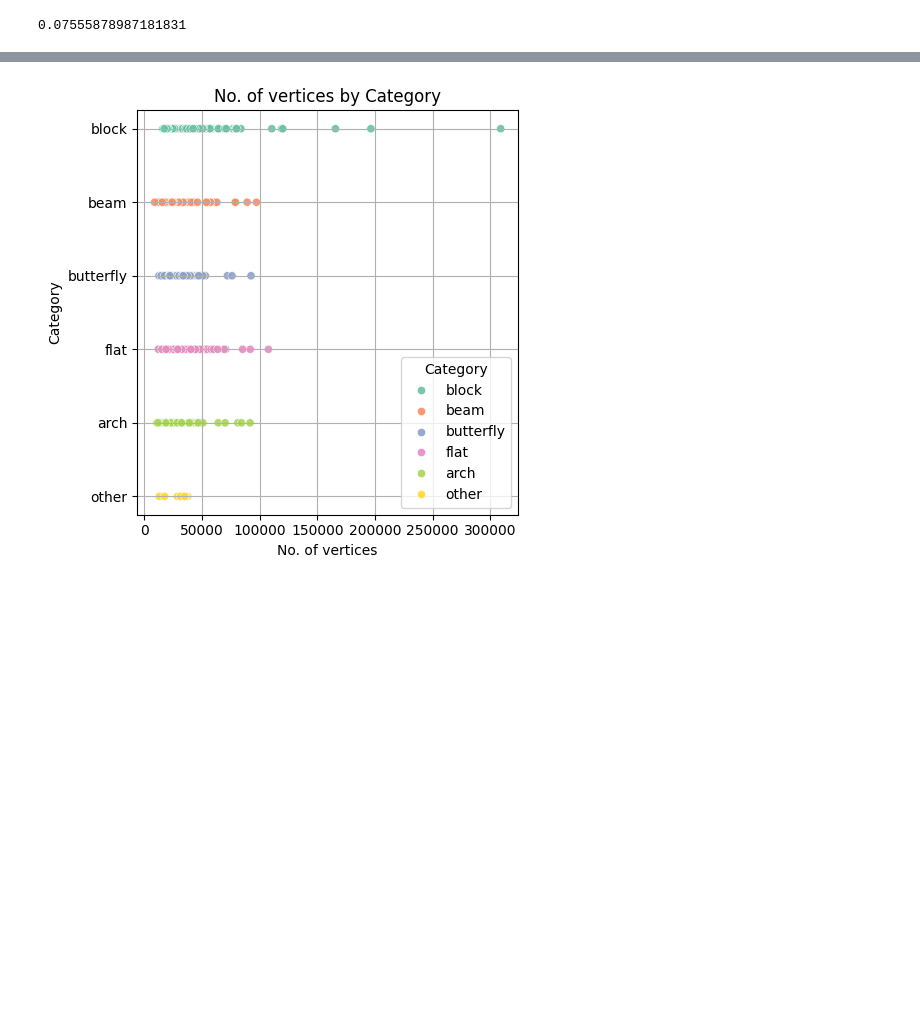
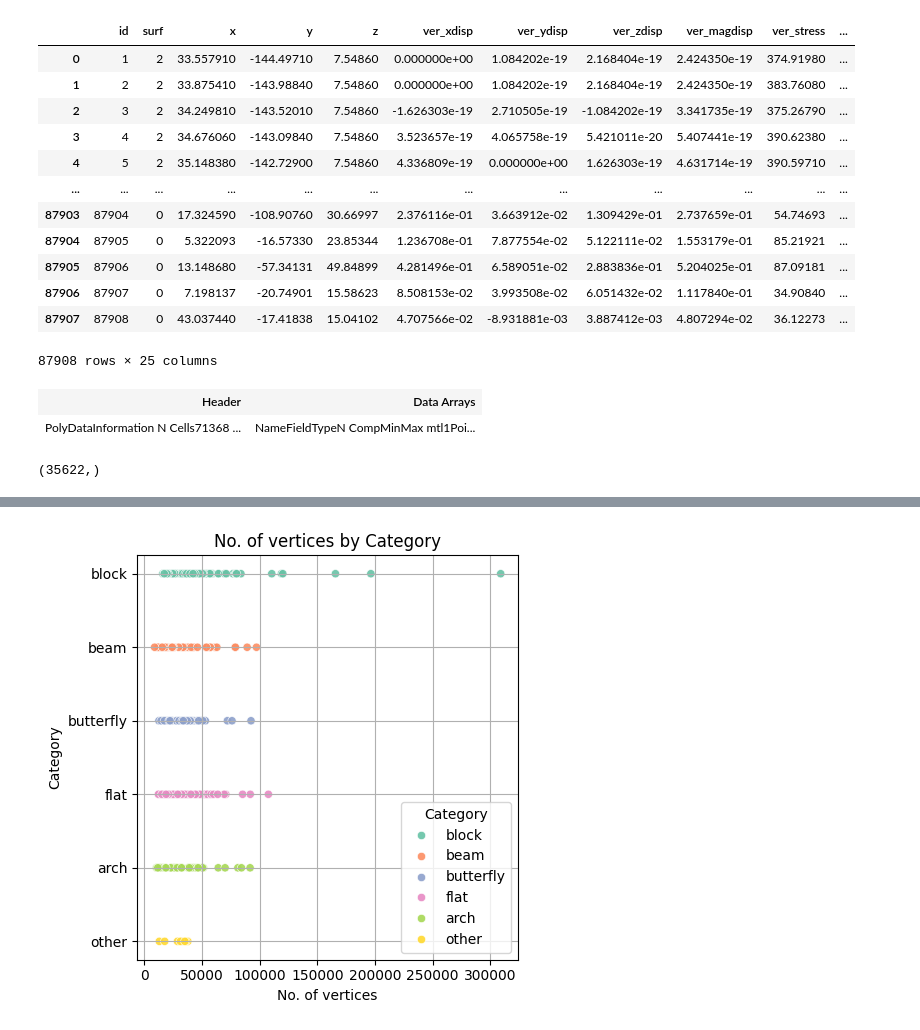
Before and after one commit to mishramlan/JEB-structural-simulation, a Jupyter notebook: Notebooks/Data_Analysis/mesh_analysis.ipynb, the cells around one changed output, grey strips where cells are left out. Cells and saved outputs as stored; diff of their text form; code cells hidden in the pictures; blank space fills up the shorter version.

```diff
--- a/Notebooks/Data_Analysis/mesh_analysis.ipynb
+++ b/Notebooks/Data_Analysis/mesh_analysis.ipynb
@@ -10,2 +10,20 @@ mesh = pv.read("/Users/User/Documents/Project_JEB/JEB_Data/SimJEB_volmesh_(vtk)/
+# %%
+sim_data = pd.read_csv('/Users/User/Documents/Project_JEB/JEB_Data/SimJEB_simresults_.csv._firsthalf/SimJEB_simresults_(csv)_firsthalf/4field.csv')
+# %%
+sim_data
+# %% [output]
+|  | id | surf | x | y | z | ver_xdisp | ver_ydisp | ver_zdisp | ver_magdisp | ver_stress | ... |
+| 0 | 1 | 2 | 33.557910 | -144.49710 | 7.54860 | 0.000000e+00 | 1.084202e-19 | 2.168404e-19 | 2.424350e-19 | 374.91980 | ... |
+| 1 | 2 | 2 | 33.875410 | -143.98840 | 7.54860 | 0.000000e+00 | 1.084202e-19 | 2.168404e-19 | 2.424350e-19 | 383.76080 | ... |
+| 2 | 3 | 2 | 34.249810 | -143.52010 | 7.54860 | -1.626303e-19 | 2.710505e-19 | -1.084202e-19 | 3.341735e-19 | 375.26790 | ... |
+| 3 | 4 | 2 | 34.676060 | -143.09840 | 7.54860 | 3.523657e-19 | 4.065758e-19 | 5.421011e-20 | 5.407441e-19 | 390.62380 | ... |
+| 4 | 5 | 2 | 35.148380 | -142.72900 | 7.54860 | 4.336809e-19 | 0.000000e+00 | 1.626303e-19 | 4.631714e-19 | 390.59710 | ... |
+| ... | ... | ... | ... | ... | ... | ... | ... | ... | ... | ... | ... |
+| 87903 | 87904 | 0 | 17.324590 | -108.90760 | 30.66997 | 2.376116e-01 | 3.663912e-02 | 1.309429e-01 | 2.737659e-01 | 54.74693 | ... |
+| 87904 | 87905 | 0 | 5.322093 | -16.57330 | 23.85344 | 1.236708e-01 | 7.877554e-02 | 5.122111e-02 | 1.553179e-01 | 85.21921 | ... |
+| 87905 | 87906 | 0 | 13.148680 | -57.34131 | 49.84899 | 4.281496e-01 | 6.589051e-02 | 2.883836e-01 | 5.204025e-01 | 87.09181 | ... |
+| 87906 | 87907 | 0 | 7.198137 | -20.74901 | 15.58623 | 8.508153e-02 | 3.993508e-02 | 6.051432e-02 | 1.117840e-01 | 34.90840 | ... |
+| 87907 | 87908 | 0 | 43.037440 | -17.41838 | 15.04102 | 4.707566e-02 | -8.931881e-03 | 3.887412e-03 | 4.807294e-02 | 36.12273 | ... |
+87908 rows × 25 columns
 # %%
 surface_mesh = mesh.extract_surface()
@@ -15,5 +33,10 @@ mean_curvature = np.mean(surface_mesh.curvature(curv_type='mean'))
-# %%
-mean_curvature
-# %% [output]
-0.07555878987181831
+# %%
+mesh
+# %% [output]
+| Header | Data Arrays |
+| PolyDataInformation N Cells71368 ... | NameFieldTypeN CompMinMax mtl1Poi... |
+# %%
+curvature.shape
+# %% [output]
+(35622,)
 # %%
```
Also changed, not shown: parts of 9 cells of this notebook, 4 other files.
